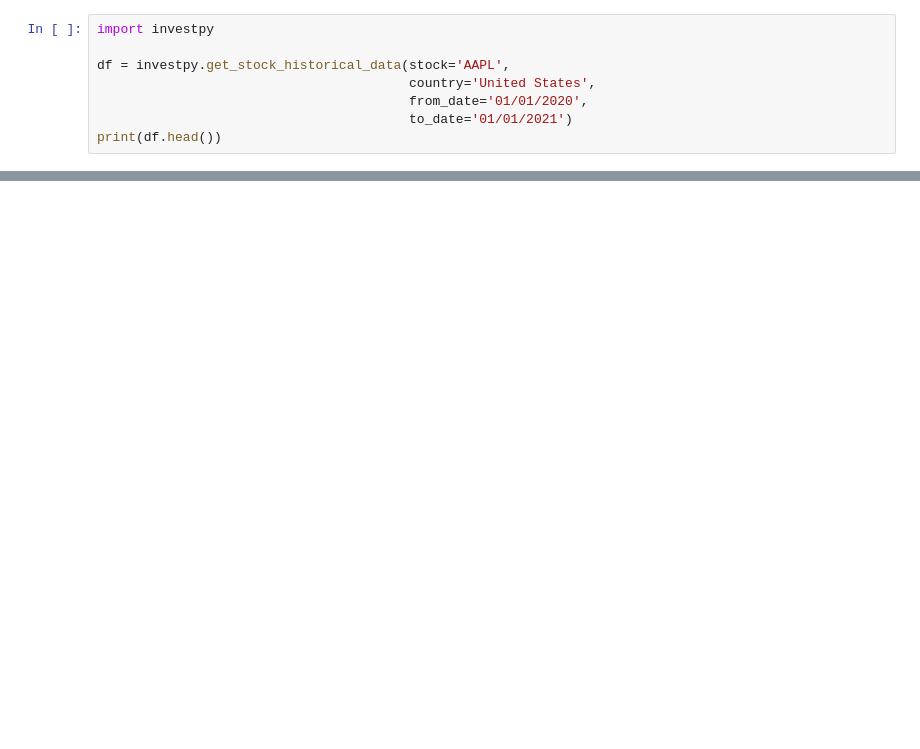
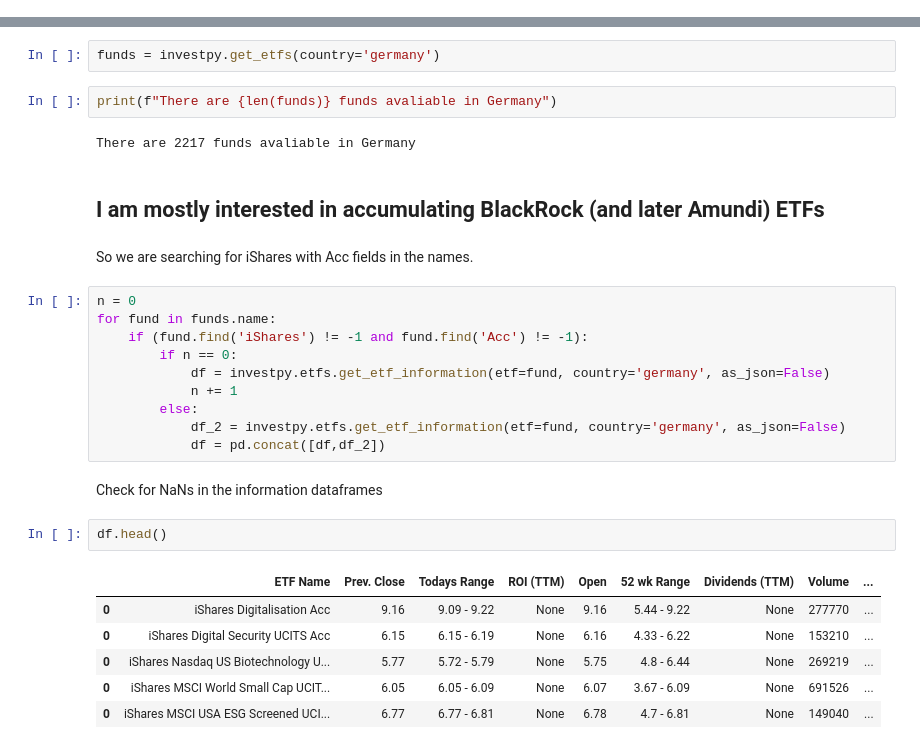
Before and after one commit to shristov1/ETF_tracker, a Jupyter notebook: ETF_scraping_download.ipynb, the cells around one changed output, grey strips where cells are left out. Saved outputs shown, nothing was run; the diff lists cells and outputs as text; blank space fills up the shorter version.

```diff
--- a/ETF_scraping_download.ipynb
+++ b/ETF_scraping_download.ipynb
@@ -5,8 +5,0 @@ import pandas as pd
-# %%
-import investpy
-
-df = investpy.get_stock_historical_data(stock='AAPL',
-                                        country='United States',
-                                        from_date='01/01/2020',
-                                        to_date='01/01/2021')
-print(df.head())
@@ -50,0 +8,31 @@ for etf in (search_results):
+# %%
+funds = investpy.get_etfs(country='germany')
+# %%
+print(f"There are {len(funds)} funds avaliable in Germany")
+# %% [output]
+There are 2217 funds avaliable in Germany
+# %% [markdown]
+## I am mostly interested in accumulating BlackRock (and later Amundi) ETFs
+# %% [markdown]
+So we are searching for iShares with Acc fields in the names.
+# %%
+n = 0
+for fund in funds.name:
+    if (fund.find('iShares') != -1 and fund.find('Acc') != -1):
+        if n == 0:
+            df = investpy.etfs.get_etf_information(etf=fund, country='germany', as_json=False)
+            n += 1
+        else:
+            df_2 = investpy.etfs.get_etf_information(etf=fund, country='germany', as_json=False)
+            df = pd.concat([df,df_2])
+# %% [markdown]
+Check for NaNs in the information dataframes
+# %%
+df.head()
+# %% [output]
+|  | ETF Name | Prev. Close | Todays Range | ROI (TTM) | Open | 52 wk Range | Dividends (TTM) | Volume | ... |
+| 0 | iShares Digitalisation Acc | 9.16 | 9.09 - 9.22 | None | 9.16 | 5.44 - 9.22 | None | 277770 | ... |
+| 0 | iShares Digital Security UCITS Acc | 6.15 | 6.15 - 6.19 | None | 6.16 | 4.33 - 6.22 | None | 153210 | ... |
+| 0 | iShares Nasdaq US Biotechnology U... | 5.77 | 5.72 - 5.79 | None | 5.75 | 4.8 - 6.44 | None | 269219 | ... |
+| 0 | iShares MSCI World Small Cap UCIT... | 6.05 | 6.05 - 6.09 | None | 6.07 | 3.67 - 6.09 | None | 691526 | ... |
+| 0 | iShares MSCI USA ESG Screened UCI... | 6.77 | 6.77 - 6.81 | None | 6.78 | 4.7 - 6.81 | None | 149040 | ... |
```
Also changed, not shown: parts of 25 cells of this notebook.
